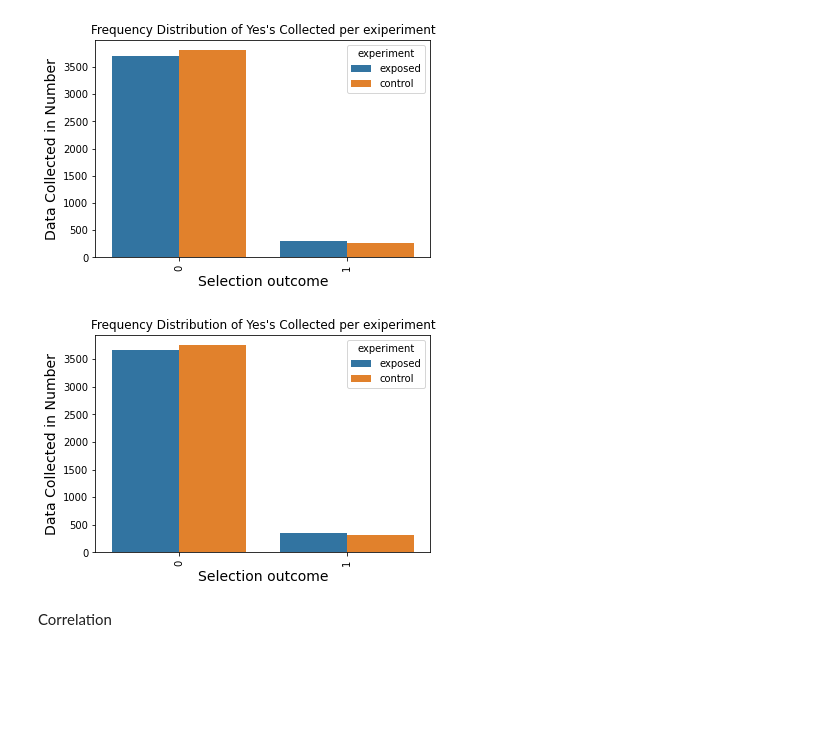
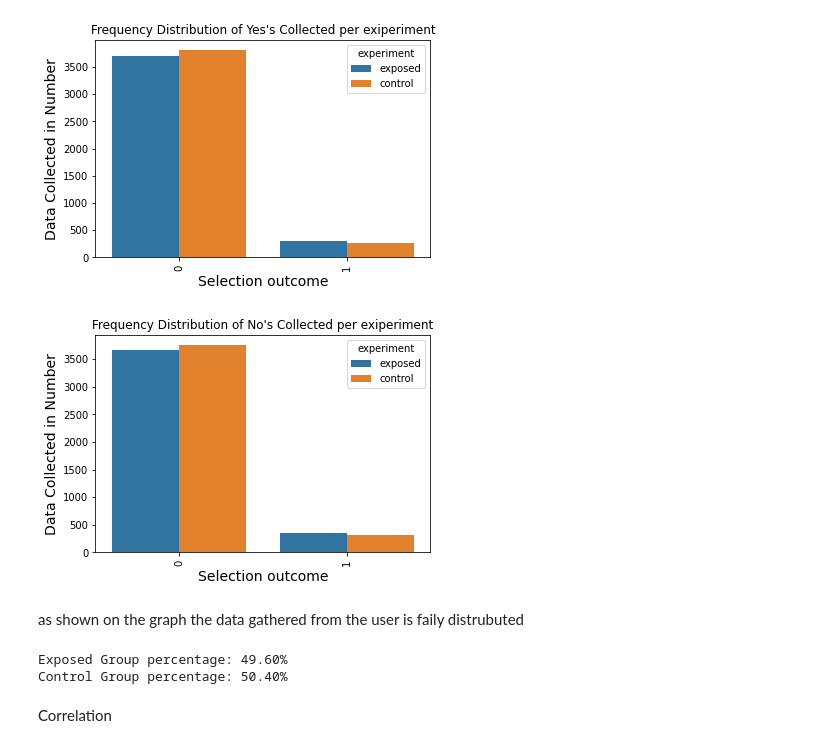
Before and after one commit to eandualem/ABTesting, a Jupyter notebook: notebooks/classical-ab-testing.ipynb, the cells around one changed output. Saved outputs shown, nothing was run; the diff lists cells and outputs as text; code cells hidden in the pictures; blank space fills up the shorter version.

```diff
--- a/notebooks/classical-ab-testing.ipynb
+++ b/notebooks/classical-ab-testing.ipynb
@@ -174,12 +174,21 @@ plt.show()
 # %%
 sns.countplot(x="no", hue="experiment", data=df)
 plt.xticks(rotation=90)
-plt.title('Frequency Distribution of Yes\'s Collected per exiperiment')
+plt.title('Frequency Distribution of No\'s Collected per exiperiment')
 plt.ylabel('Data Collected in Number', fontsize=14)
 plt.xlabel('Selection outcome', fontsize=14)
 plt.show()
 # %% [output]
-[figure, old version]
+[figure, new version]
+# %% [markdown]
+as shown on the graph the data gathered from the user is faily distrubuted
+# %%
+print("Exposed Group percentage: " + "{:.2f}" .format(df[df['experiment'] == 'exposed'].experiment.count()/df.experiment.count() * 100) + "%")
+print("Control Group percentage: " + "{:.2f}".format(
+    df[df['experiment'] == 'control'].experiment.count()/df.experiment.count() * 100) + "%")
+# %% [output]
+Exposed Group percentage: 49.60%
+Control Group percentage: 50.40%
 # %% [markdown]
 Correlation
 # %%
```
Also changed, not shown: parts of 66 cells of this notebook.
